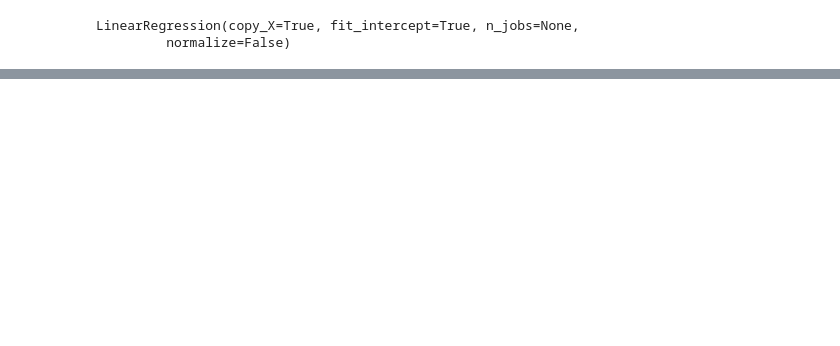
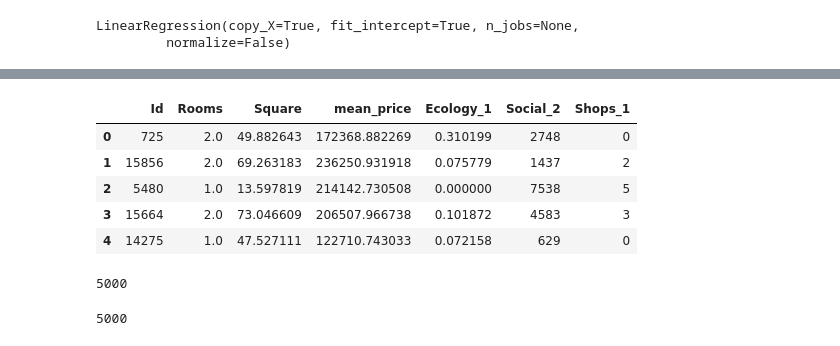
Before and after one commit to AleksanderSokolov/DataSciencePythone, a Jupyter notebook: FinalProjectDS/ProjectAnalisysDS.ipynb, the cells around one changed output, grey strips where cells are left out. Cells and saved outputs as stored; diff of their text form; code cells hidden in the pictures; blank space fills up the shorter version.

```diff
--- a/FinalProjectDS/ProjectAnalisysDS.ipynb
+++ b/FinalProjectDS/ProjectAnalisysDS.ipynb
@@ -199,0 +248,9 @@ print(mse(y_test,y_pred),r2(y_test,y_pred))
+# %%
+test.head()
+# %% [output]
+|  | Id | Rooms | Square | mean_price | Ecology_1 | Social_2 | Shops_1 |
+| 0 | 725 | 2.0 | 49.882643 | 172368.882269 | 0.310199 | 2748 | 0 |
+| 1 | 15856 | 2.0 | 69.263183 | 236250.931918 | 0.075779 | 1437 | 2 |
+| 2 | 5480 | 1.0 | 13.597819 | 214142.730508 | 0.000000 | 7538 | 5 |
+| 3 | 15664 | 2.0 | 73.046609 | 206507.966738 | 0.101872 | 4583 | 3 |
+| 4 | 14275 | 1.0 | 47.527111 | 122710.743033 | 0.072158 | 629 | 0 |
@@ -199,0 +259,8 @@ print(mse(y_test,y_pred),r2(y_test,y_pred))
+# %%
+len(y_result)
+# %% [output]
+5000
+# %%
+test.shape[0]
+# %% [output]
+5000
```
Also changed, not shown: parts of 31 cells of this notebook, 1 other file.
